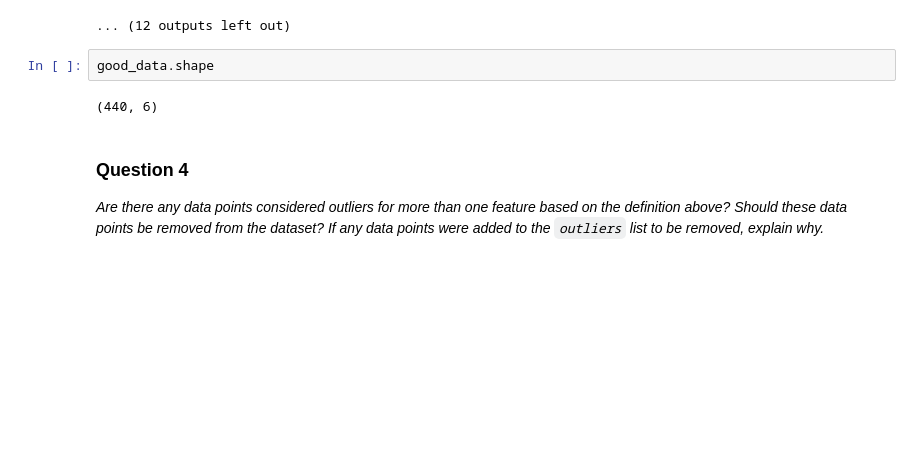
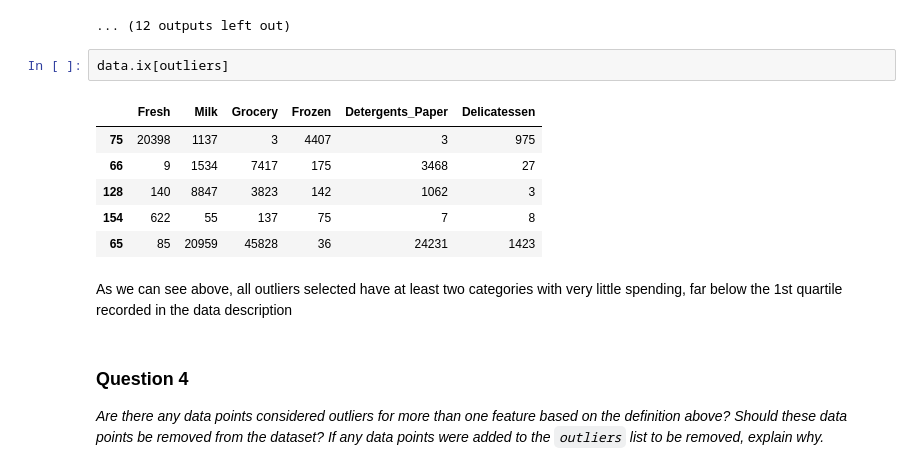
Before and after one commit to Vaultica/Projects, a Jupyter notebook: machine-learning/projects/customer_segments/customer_segments.ipynb, the cells around one changed output. Cells and saved outputs as stored; diff of their text form; blank space fills up the shorter version.

```diff
--- a/machine-learning/projects/customer_segments/customer_segments.ipynb
+++ b/machine-learning/projects/customer_segments/customer_segments.ipynb
@@ -308,10 +308,17 @@ Data points considered outliers for the feature 'Grocery':
 Feature Grocery Index counter
 [(154, 2), (96, 1), (65, 1), (66, 1), (355, 1)]
 ... (12 outputs left out)
-# %%
-good_data.shape
-# %% [output]
-(440, 6)
+# %%
+data.ix[outliers]
+# %% [output]
+|  | Fresh | Milk | Grocery | Frozen | Detergents_Paper | Delicatessen |
+| 75 | 20398 | 1137 | 3 | 4407 | 3 | 975 |
+| 66 | 9 | 1534 | 7417 | 175 | 3468 | 27 |
+| 128 | 140 | 8847 | 3823 | 142 | 1062 | 3 |
+| 154 | 622 | 55 | 137 | 75 | 7 | 8 |
+| 65 | 85 | 20959 | 45828 | 36 | 24231 | 1423 |
+# %% [markdown]
+As we can see above, all outliers selected have at least two categories with very little spending, far below the 1st quartile recorded in the data description
 # %% [markdown]
 ### Question 4
 *Are there any data points considered outliers for more than one feature based on the definition above? Should these data points be removed from the dataset? If any data points were added to the `outliers` list to be removed, explain why.*
```
Also changed, not shown: parts of 13 cells of this notebook, 3 other files.
